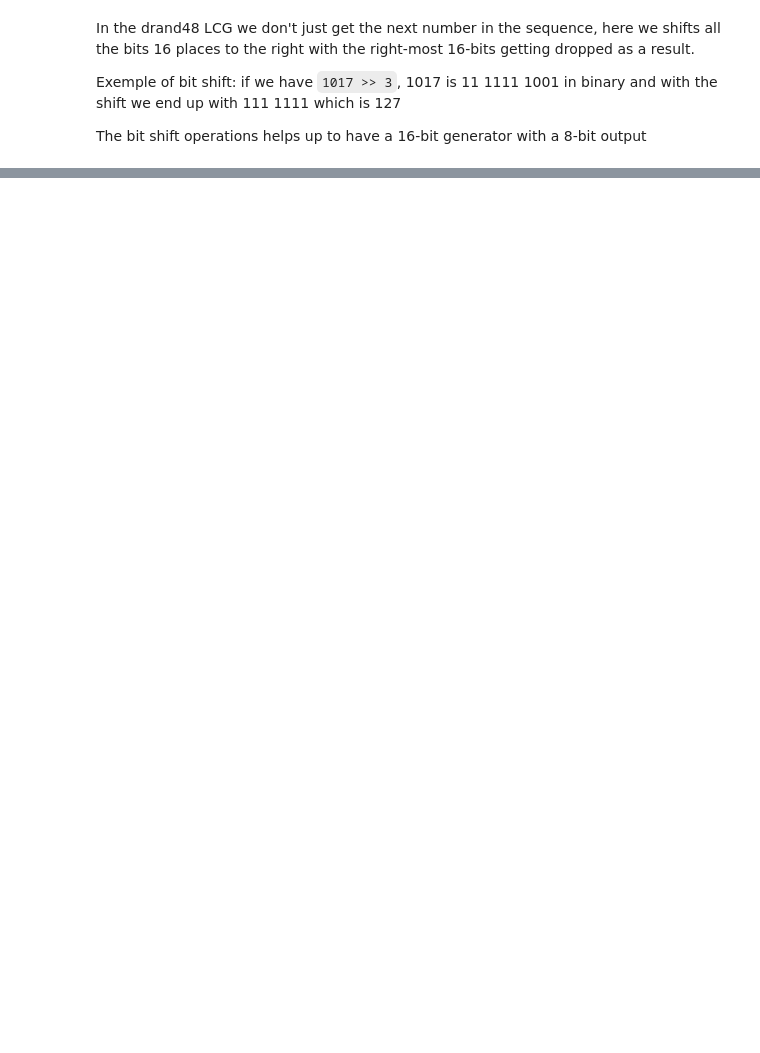
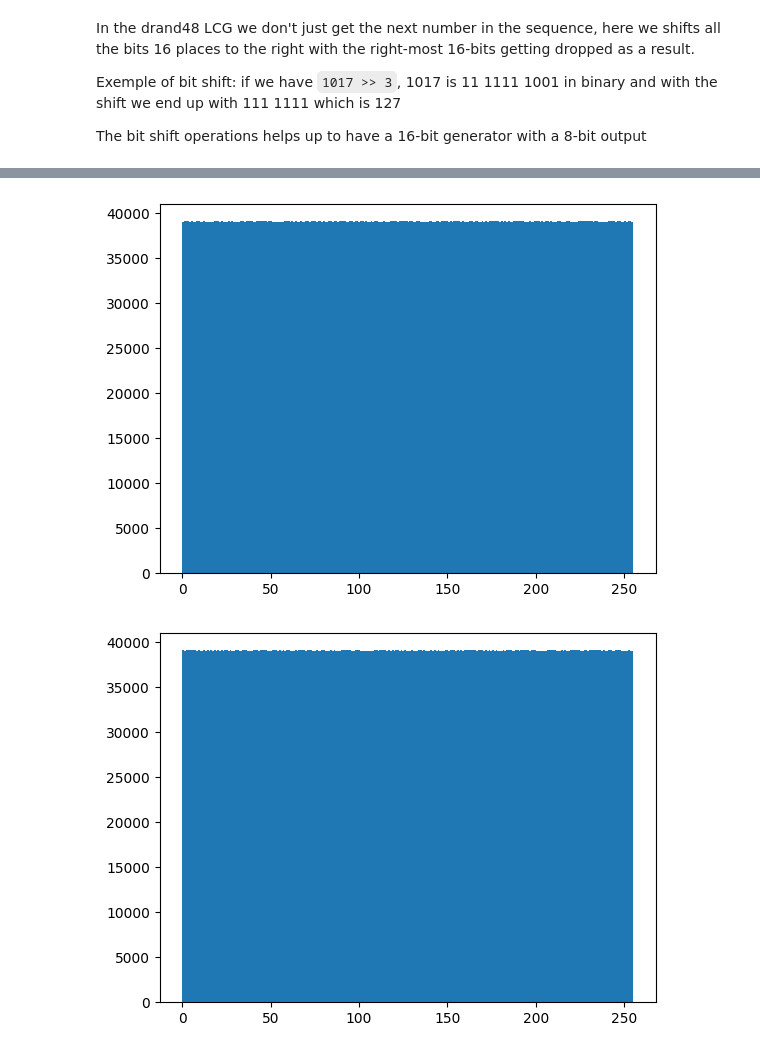
Before and after one commit to Eric-Philippe/PasswordGeneratorStudies, a Jupyter notebook: prng.ipynb, the cells around one changed output, grey strips where cells are left out. Drawn from its saved outputs; the diff is of its cells as text; code cells hidden in the pictures; blank space fills up the shorter version.

```diff
--- a/prng.ipynb
+++ b/prng.ipynb
@@ -56,0 +82,78 @@ The idea behind PCG is:
+# %%
+m = 2**16
+a = 4 * 4321 + 1
+c = 8671
+s = 5423
+
+def rotr(x, r, b):
+    """
+    Rotates bits in a b bit integer, x, right by r places
+    e.g. if we pass x = 30 and r = 2 then we have
+    bin(x) = 11110 so rotr(30, 2) = 10111
+    i.e. shift everything to the right
+    """
+    # checker to ensure rotation is within bit size
+    if r == b:
+        return x
+    elif r > b:
+        r = r % b
+    # make input have b bits, then shift to right
+    # this will form our lower/bottom bits of new number
+    bottom = (x & (2**b - 1)) >> r
+    # shift knocked off bits to top (left-side)
+    top = x << (b - r)
+    top = top & (2**b - 1)
+    # put together
+    return top | bottom
+
+
+def xor_rr(x, r, b):
+    """Conducts a bitwise xor then rotate on b-bit length integer x"""
+    # take the top r bits to define our rotation
+    c = x >> (b*2 - r)
+    # bitwise shift the others by 6 and take xor
+    x ^= x >> ((b*2 - (-r) - (b - r)) // 2)
+    # rotate and return
+    return rotr(x, c, 8)
+
+
+def xor_rs(x, r, b):
+    """Conducts a bitwise xor then shift on b-bit length integer x"""
+    # take the top r bits to define our shift
+    c = x >> (b*2 - r)
+    # bitwise shift the others by 6 and take xor
+    x ^= x >> ((b*2 - (-r) - (b - r)) // 2)
+    # shift and return
+    return (x >> (8 - 2 - c)) & (2**8 - 1)
+
+
+def pcg_xor_rr_16(m, a, c, r, s):
+    """16 bit PCG-XOR-RR generator with 8-bit output"""
+    while True:
+        # compute state
+        s = (a * s + c) % m
+        # manipulate state to output
+        yield xor_rr(s, r, 8)
+
+
+def pcg_xor_rs_16(m, a, c, r, s):
+    """16 bit PCG-XOR-RS generator with 8-bit output"""
+    while True:
+        # compute state
+        s = (a * s + c) % m
+        # manipulate state to output
+        yield xor_rs(s, r, 8)
+
+pcg_xor_rs = pcg_xor_rs_16(m, a , c, 2, s)
+pcg_xor_rr = pcg_xor_rr_16(m, a , c, 2, s)
+
+# plot the number of time we get each number of the first 100 values
+plt.hist([next(pcg_xor_rs) for x in range(0, 10000000)], bins = 256)
+plt.show()
+
+# plot the number of time we get each number of the first 100 values
+plt.hist([next(pcg_xor_rr) for x in range(0, 10000000)], bins = 256)
+plt.show()
+# %% [output]
+[figure, added]
+[figure, added]
```
Also changed, not shown: parts of 3 cells of this notebook, 1 other file.
